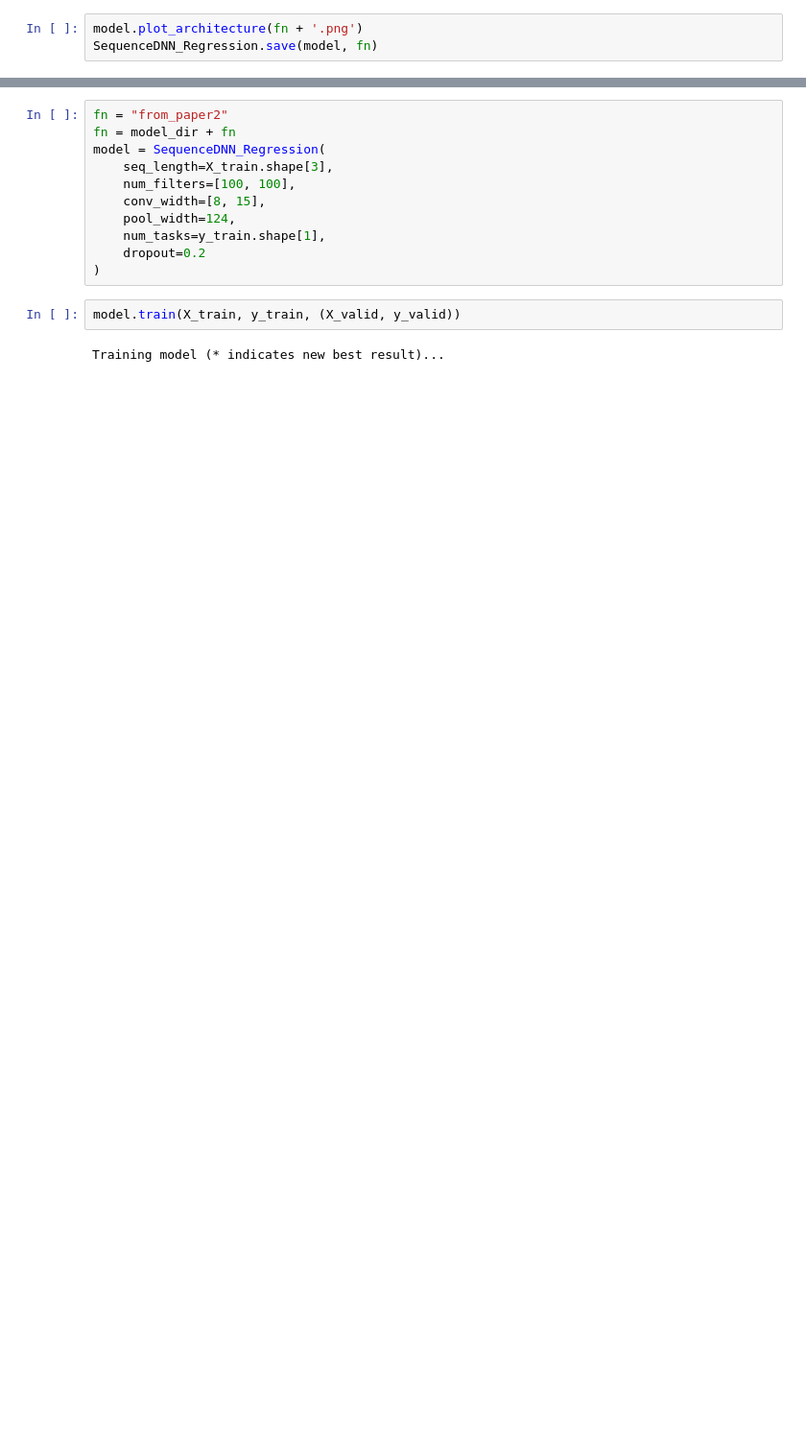
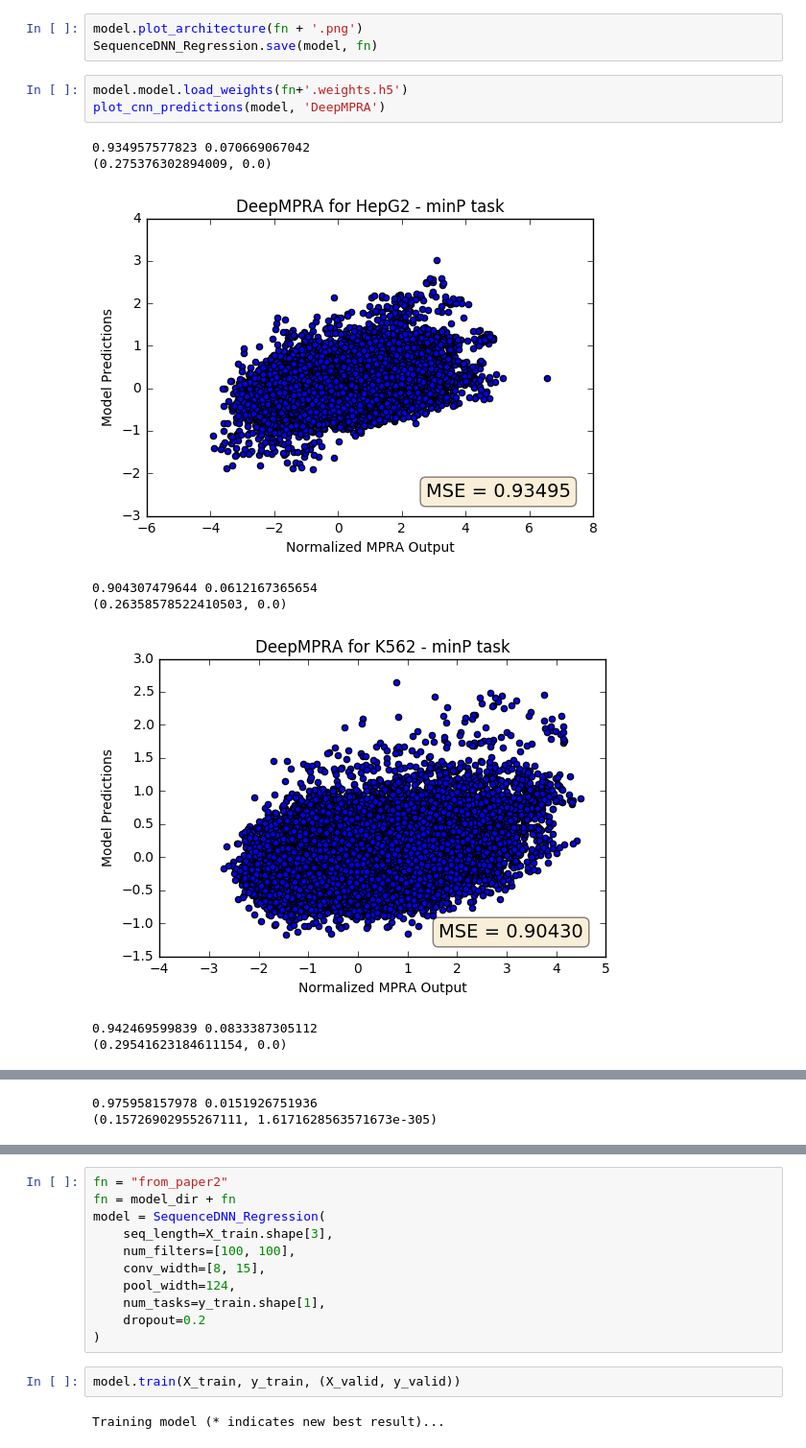
Before and after one commit to kjtian/DeepMPRA, a Jupyter notebook: notebooks/models/build_model.ipynb, the cells around one changed output, grey strips where cells are left out. Shown: that part at 96% size. Saved outputs shown, nothing was run; the diff lists cells and outputs as text; blank space fills up the shorter version.

```diff
--- a/notebooks/models/build_model.ipynb
+++ b/notebooks/models/build_model.ipynb
@@ -265,3 +328,15 @@ Finished training after 11 epochs.
 # %%
 model.plot_architecture(fn + '.png')
 SequenceDNN_Regression.save(model, fn)
+# %%
+model.model.load_weights(fn+'.weights.h5')
+plot_cnn_predictions(model, 'DeepMPRA')
+# %% [output]
+0.934957577823 0.070669067042
+(0.275376302894009, 0.0)
+[figure, added]
+0.904307479644 0.0612167365654
+(0.26358578522410503, 0.0)
+[figure, added]
+0.942469599839 0.0833387305112
+(0.29541623184611154, 0.0)
@@ -267,0 +344,2 @@ SequenceDNN_Regression.save(model, fn)
+0.975958157978 0.0151926751936
+(0.15726902955267111, 1.6171628563571673e-305)
```
Also changed, not shown: parts of 17 cells of this notebook, 1 other file.
